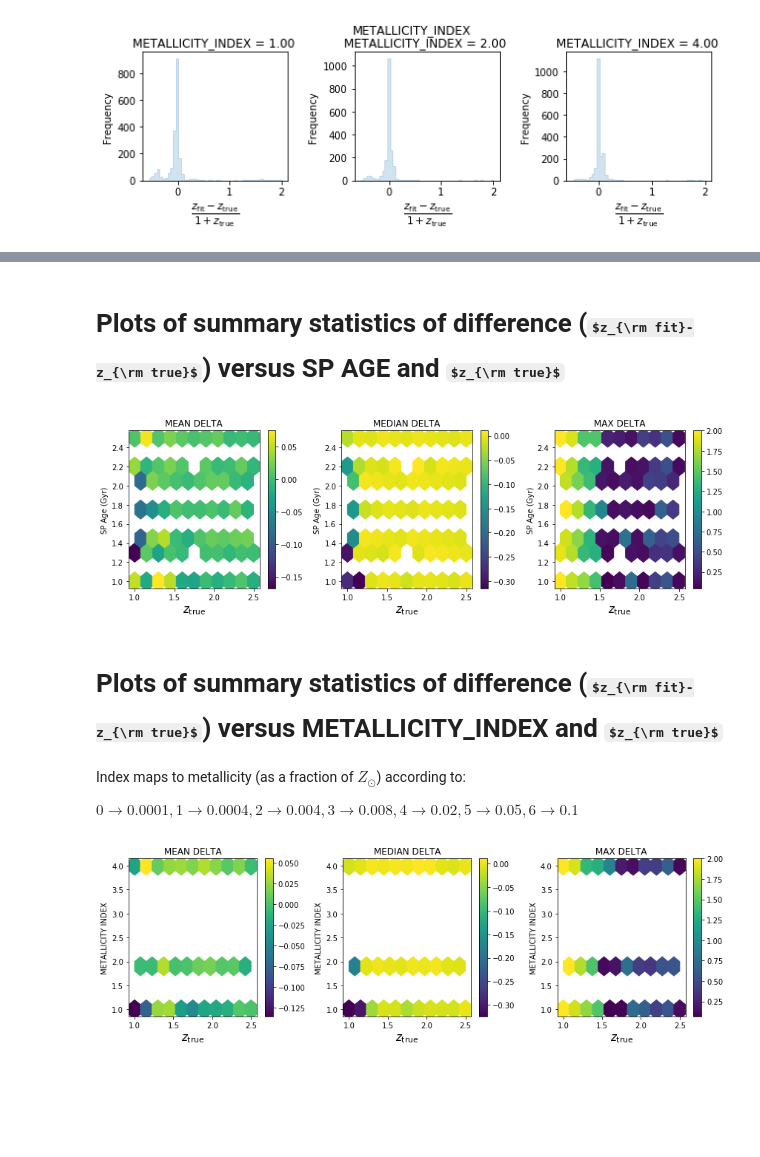
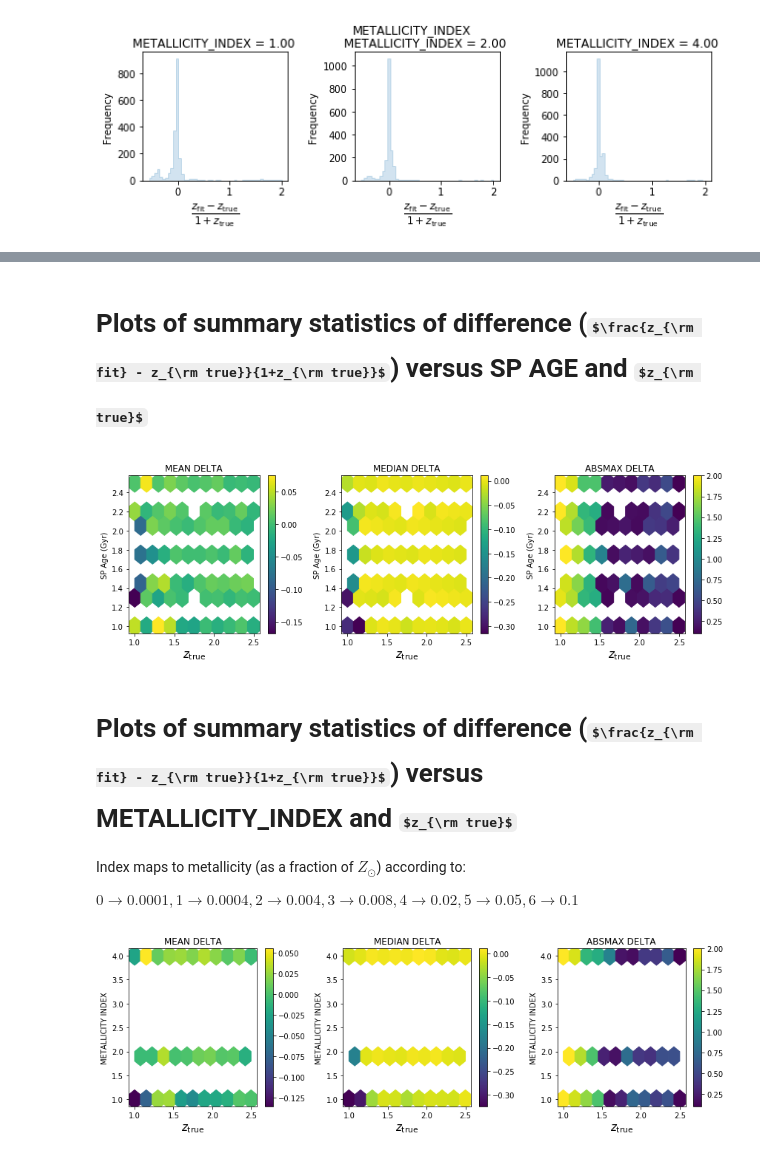
Before and after one commit to AstroZooMin/WISPSBayesianLineID, a Jupyter notebook: BayesianFramework/ReshiftFitConfoundingFactors.ipynb, the cells around one changed output, grey strips where cells are left out. Cells and saved outputs as stored; diff of their text form; code cells hidden in the pictures; some formulas as TeX source; blank space fills up the shorter version.

Commit message:
Multiple plot updates
New plot types added. max(delta) replaced with max(abs(delta)) in hex
bin plots

```diff
--- a/BayesianFramework/ReshiftFitConfoundingFactors.ipynb
+++ b/BayesianFramework/ReshiftFitConfoundingFactors.ipynb
@@ -150,5 +157,6 @@ Index maps to metallicity (as a fraction of $Z_{\odot}$) according to:
 $0\rightarrow 0.0001, 1\rightarrow 0.0004, 2\rightarrow 0.004, 3\rightarrow 0.008, 4\rightarrow 0.02, 5\rightarrow 0.05, 6\rightarrow 0.1$
 # %%
 genGroupedRedshiftFitSubplots(permutationSubsetDataFrame, "METALLICITY_INDEX", np.unique(permutationDataFrame.REDSHIFT.values))
+genGroupedRedshiftFitSubplots(permutationSubsetDataFrame, "METALLICITY_INDEX", np.unique(permutationDataFrame.REDSHIFT.values), restrictToModelledRedshifts = True)
 # %% [output]
 [figure]
@@ -163,0 +178,3 @@ genGroupedRedshiftFitDeltaSubplots(permutationSubsetDataFrame, "METALLICITY_INDE
+# %%
+genGroupedRedshiftFitSubplots(permutationSubsetDataFrame, "SIGTONOISE_INDEX", np.unique(permutationDataFrame.REDSHIFT.values))
+genGroupedRedshiftFitSubplots(permutationSubsetDataFrame, "SIGTONOISE_INDEX", np.unique(permutationDataFrame.REDSHIFT.values), restrictToModelledRedshifts = True)
@@ -163,0 +189,2 @@ genGroupedRedshiftFitDeltaSubplots(permutationSubsetDataFrame, "METALLICITY_INDE
+# %%
+genGroupedRedshiftFitDeltaSubplots(permutationSubsetDataFrame, "SIGTONOISE_INDEX", np.unique(permutationDataFrame.REDSHIFT.values))
@@ -164,20 +193,22 @@ genGroupedRedshiftFitDeltaSubplots(permutationSubsetDataFrame, "METALLICITY_INDE
 # %% [markdown]
-# Plots of summary statistics of difference ($z_{\rm fit}-z_{\rm true}$) versus SP AGE and $z_{\rm true}$
+# Plots of summary statistics of difference ($\frac{z_{\rm fit} - z_{\rm true}}{1+z_{\rm true}}$) versus SP AGE and $z_{\rm true}$
+# %%
+absmax = lambda x : np.max(np.abs(x))
 # %%
 deltaStatsFigure, deltaStatsAxes = mplplot.subplots(figsize=(12, 4),
                                                    ncols=3,
                                                    nrows=1)
-for axisIndex, (function, title, axis) in enumerate(zip([np.mean, np.median, np.max], ['MEAN', 'MEDIAN', 'MAX'], deltaStatsAxes.flatten())):
+for axisIndex, (function, title, axis) in enumerate(zip([np.mean, np.median, absmax], ['MEAN', 'MEDIAN', 'ABSMAX'], deltaStatsAxes.flatten())):
     axes = permutationSubsetDataFrame.plot.hexbin(ax=axis, x='REDSHIFT', y='AGE', C='DELTA', gridsize=10, reduce_C_function=function, cmap='viridis', sharex=False)
     axes.set_title('{} DELTA'.format(title))
     axes.set_xlabel(r'$z_{\rm true}$', size=15)
     axes.set_ylabel('SP Age (Gyr)')
 
 mplplot.tight_layout()
 # %% [output]
-[figure, old version]
+[figure, new version]
 # %% [markdown]
-# Plots of summary statistics of difference ($z_{\rm fit}-z_{\rm true}$) versus METALLICITY_INDEX and $z_{\rm true}$
+# Plots of summary statistics of difference ($\frac{z_{\rm fit} - z_{\rm true}}{1+z_{\rm true}}$) versus METALLICITY_INDEX and $z_{\rm true}$
 Index maps to metallicity (as a fraction of $Z_{\odot}$) according to:
 
 $0\rightarrow 0.0001, 1\rightarrow 0.0004, 2\rightarrow 0.004, 3\rightarrow 0.008, 4\rightarrow 0.02, 5\rightarrow 0.05, 6\rightarrow 0.1$
@@ -185,7 +216,7 @@ $0\rightarrow 0.0001, 1\rightarrow 0.0004, 2\rightarrow 0.004, 3\rightarrow 0.00
 deltaStatsFigure, deltaStatsAxes = mplplot.subplots(figsize=(12, 4),
                                                    ncols=3,
                                                    nrows=1)
-for axisIndex, (function, title, axis) in enumerate(zip([np.mean, np.median, np.max], ['MEAN', 'MEDIAN', 'MAX'], deltaStatsAxes.flatten())):
+for axisIndex, (function, title, axis) in enumerate(zip([np.mean, np.median, absmax], ['MEAN', 'MEDIAN', 'ABSMAX'], deltaStatsAxes.flatten())):
     axes = permutationSubsetDataFrame.plot.hexbin(ax=axis, x='REDSHIFT', y='METALLICITY_INDEX', C='DELTA', gridsize=10, reduce_C_function=function, cmap='viridis', sharex=False)
     axes.set_title('{} DELTA'.format(title))
     axes.set_xlabel(r'$z_{\rm true}$', size=15)
@@ -193,4 +224,4 @@ for axisIndex, (function, title, axis) in enumerate(zip([np.mean, np.median, np.
 
 mplplot.tight_layout()
 # %% [output]
-[figure, old version]
+[figure, new version]
```
Also changed, not shown: parts of 23 cells of this notebook.
